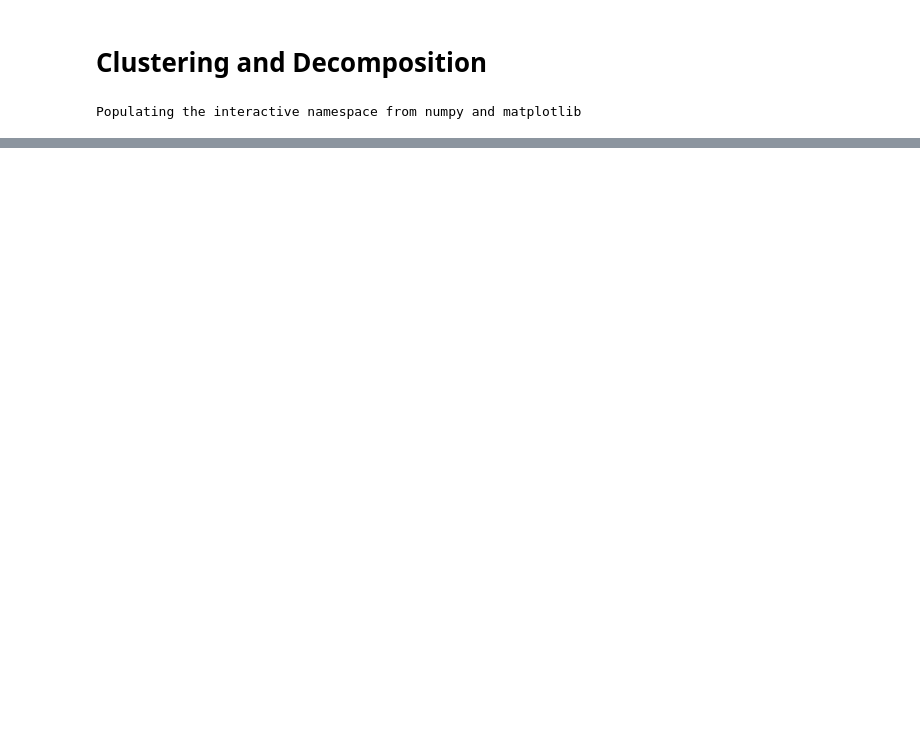
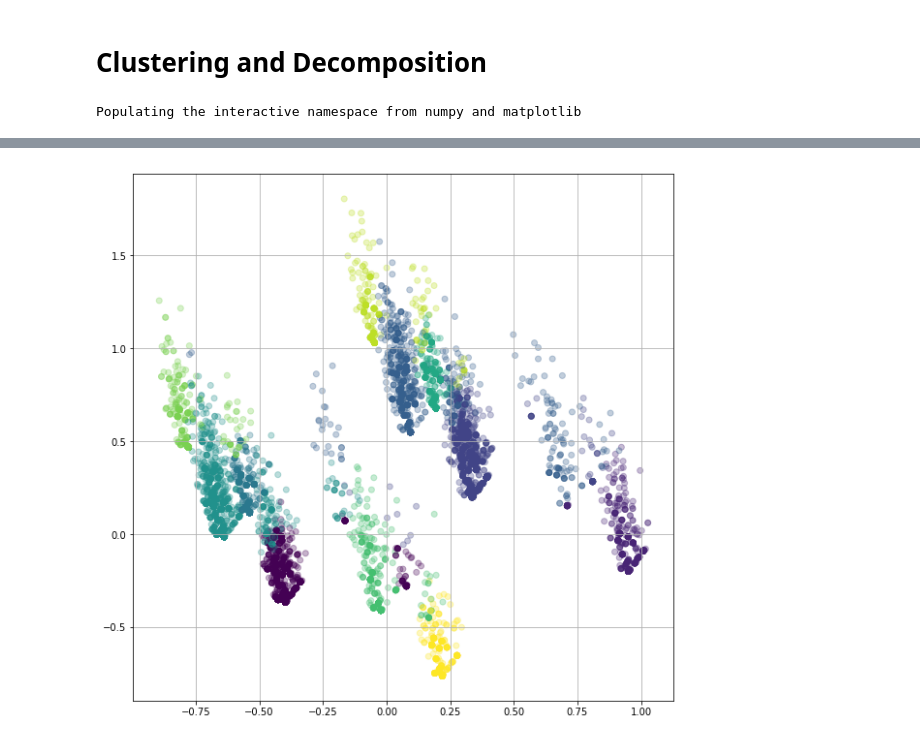
Before and after one commit to zipjet/bi-churn-analysis, a Jupyter notebook: py/Items Clustering.ipynb, the cells around one changed output, grey strips where cells are left out. Cells and saved outputs as stored; diff of their text form; code cells hidden in the pictures; blank space fills up the shorter version.

```diff
--- a/py/Items Clustering.ipynb
+++ b/py/Items Clustering.ipynb
@@ -69,0 +123,5 @@ data.to_csv("../data/items_with_clusters.csv", index = False)
+# %%
+data_winter_pca, winter_cluster = cluster_pca(data_winter, 11)
+plot_pca(data_winter_pca, winter_cluster)
+# %% [output]
+[figure, added]
```
Also changed, not shown: parts of 11 cells of this notebook, 5 other files.
